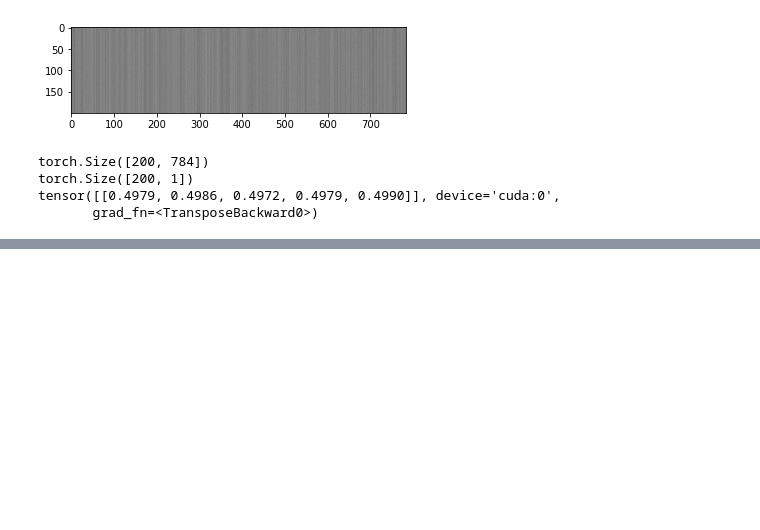
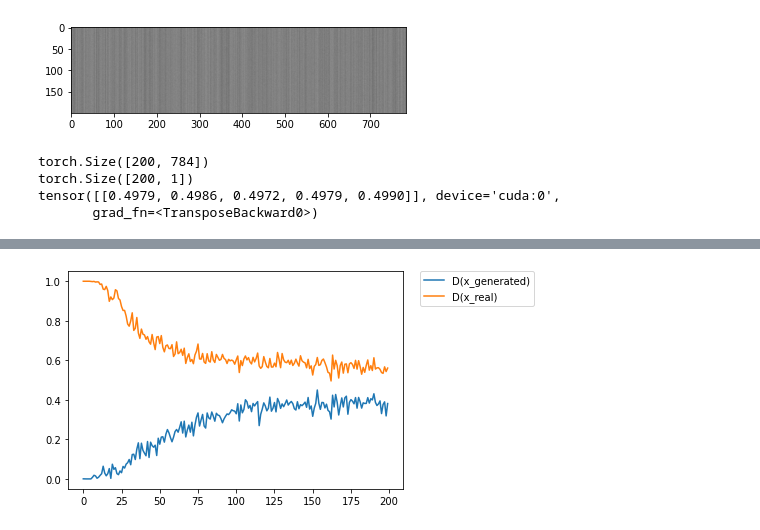
Before and after one commit to juyahn/vanilla_GAN, a Jupyter notebook: vanilla_GAN.ipynb, the cells around one changed output, grey strips where cells are left out. Saved outputs shown, nothing was run; the diff lists cells and outputs as text; code cells hidden in the pictures; blank space fills up the shorter version.

```diff
--- a/vanilla_GAN.ipynb
+++ b/vanilla_GAN.ipynb
@@ -235,6 +246,8 @@ for epoch in range(200):
 # %%
-plt.plot(avg_cost[0], label='D(x_generated)')
-plt.plot(avg_cost[1] label='D(x_real)')
+plt.plot(p_fake_trace, label='D(x_generated)')
+plt.plot(p_real_trace, label='D(x_real)')
 plt.legend(bbox_to_anchor=(1.05, 1), loc=2, borderaxespad=0.)
 
 plt.show()
+# %% [output]
+[figure, added]
```
Also changed, not shown: parts of 3 cells of this notebook.
